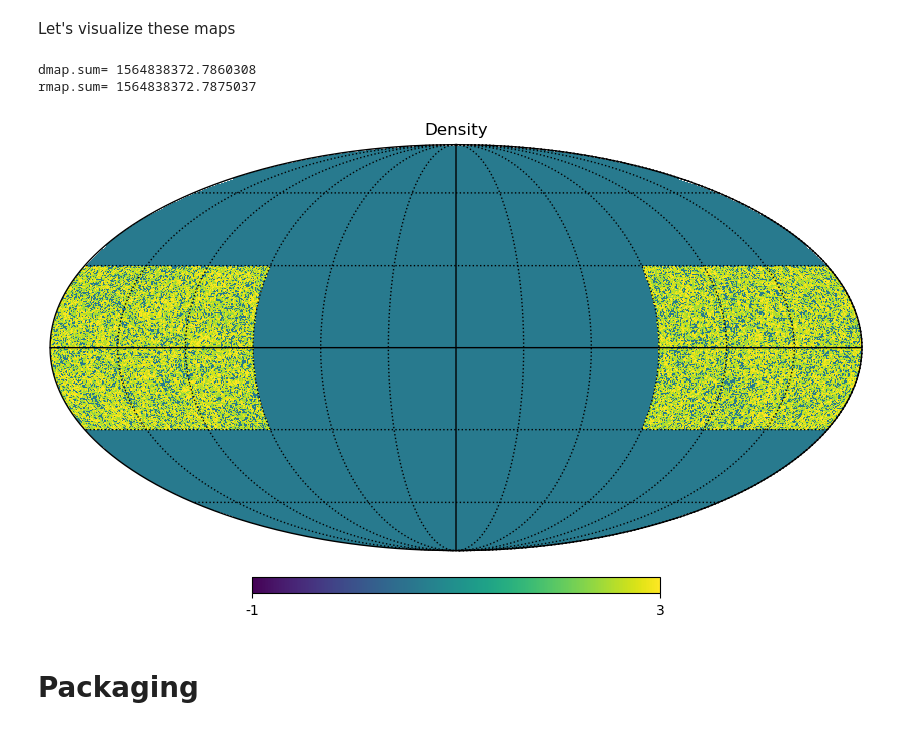
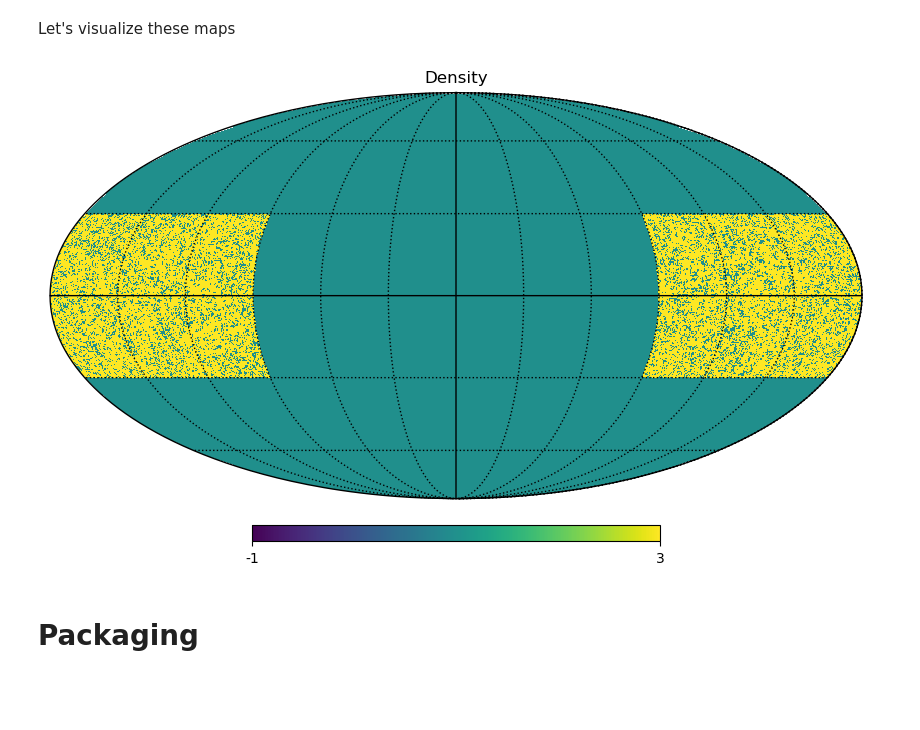
Before and after one commit to martinjameswhite/directsht, a Jupyter notebook: notebooks/making_mocks.ipynb, the cells around one changed output. Saved outputs shown, nothing was run; the diff lists cells and outputs as text; code cells hidden in the pictures; blank space fills up the shorter version.

Commit message:
remove mention of randoms from mocks nb

```diff
--- a/notebooks/making_mocks.ipynb
+++ b/notebooks/making_mocks.ipynb
@@ -77,24 +68,14 @@ def make_map(thetas,phis,wts,nside):
 # %%
 # Show an example at some nside.
 # Eventually want to plot in grey the masked region
 # and make it look pretty.
 nside= 128
 dmap = make_map(thetas,phis,wts  ,nside)
-rmap = make_map(trand,prand,wrand,nside)
-#
-print("dmap.sum=",np.sum(dmap))
-print("rmap.sum=",np.sum(rmap))
-# Remove pixels where we have data but no randoms,
-# then generate the 1+delta field.
-dmap[rmap<=0]=0.0
-dmap = dmap/(rmap+1e-30)
-ma   = hp.pixelfunc.ma(dmap)
+
 hp.mollview(dmap,min=-1,max=3,norm='hist',title='Density')
 hp.graticule()
 # %% [output]
-dmap.sum= 1564838372.7860308
-rmap.sum= 1564838372.7875037
-[figure, old version]
+[figure, new version]
 # %% [markdown]
 # Packaging
 # %% [markdown]
```
Also changed, not shown: parts of 5 cells of this notebook.
